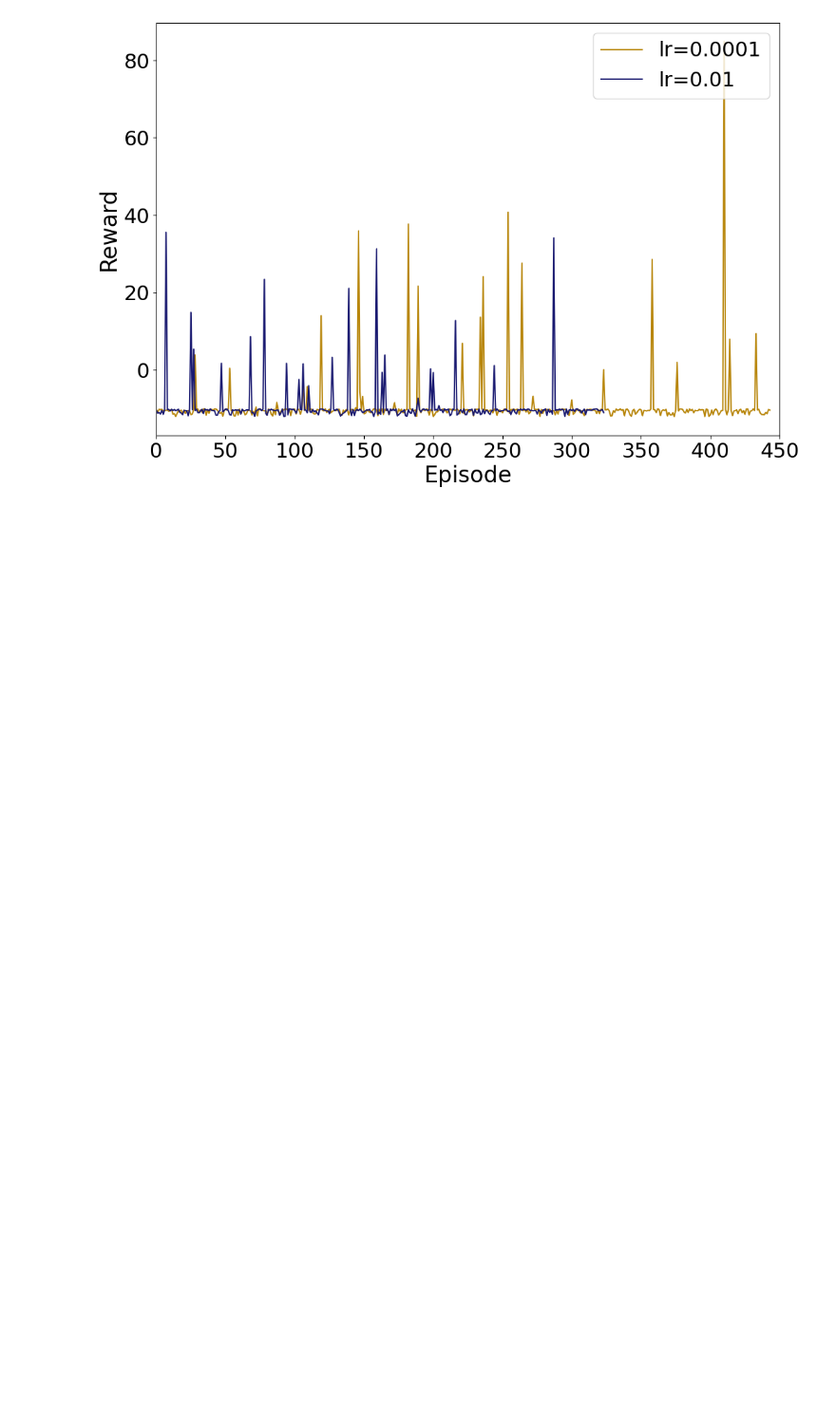
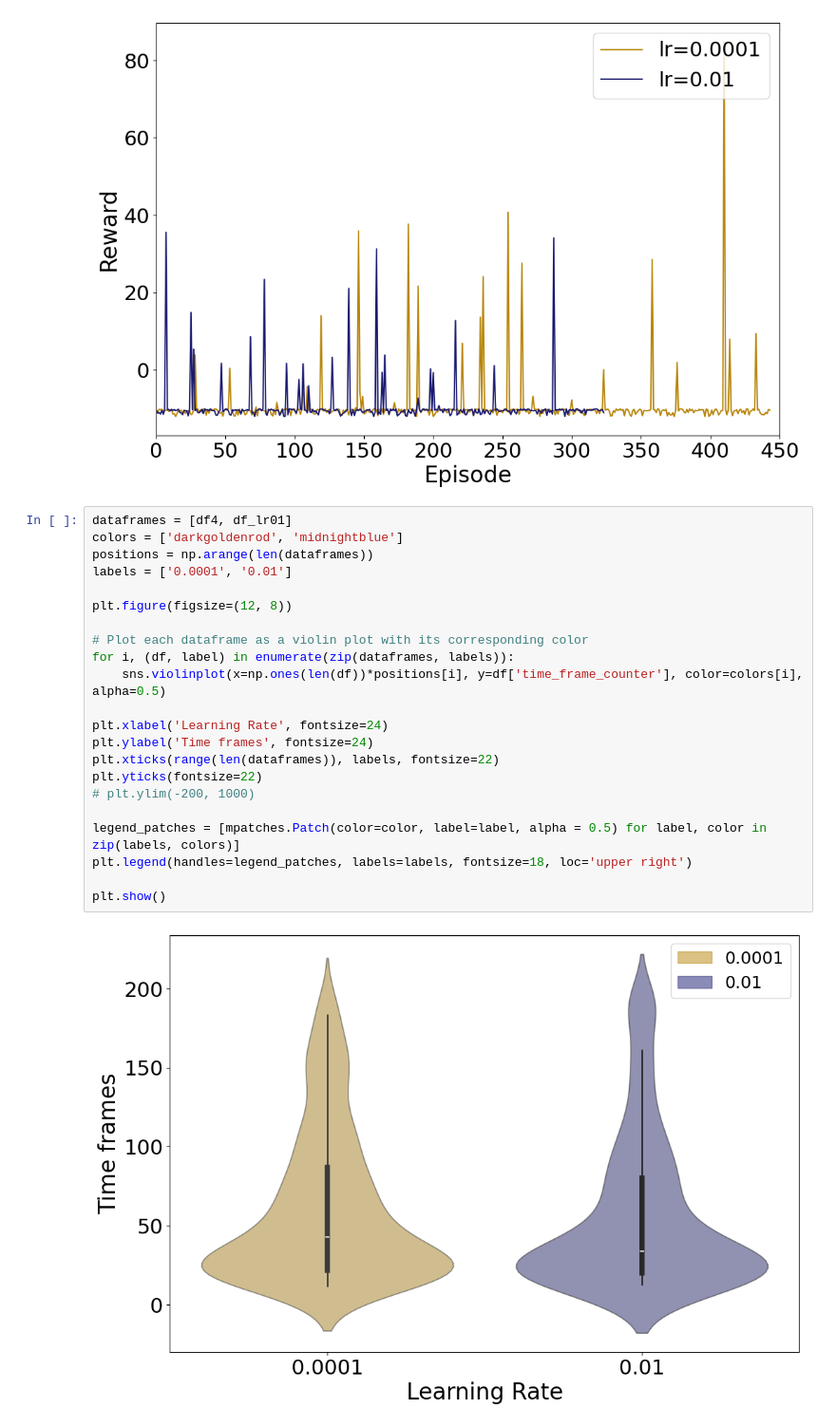
Before and after one commit to albert-queralto/car_racing_rl, a Jupyter notebook: notebooks/vqc_analysis.ipynb, the cells around one changed output. Shown: that part at 95% size. Saved outputs shown, nothing was run; the diff lists cells and outputs as text; blank space fills up the shorter version.

```diff
--- a/notebooks/vqc_analysis.ipynb
+++ b/notebooks/vqc_analysis.ipynb
@@ -260,3 +260,27 @@ plt.xlim(0, 450)
 plt.show()
 # %% [output]
 [figure]
+# %%
+dataframes = [df4, df_lr01]
+colors = ['darkgoldenrod', 'midnightblue']
+positions = np.arange(len(dataframes))
+labels = ['0.0001', '0.01']
+
+plt.figure(figsize=(12, 8))
+
+# Plot each dataframe as a violin plot with its corresponding color
+for i, (df, label) in enumerate(zip(dataframes, labels)):
+    sns.violinplot(x=np.ones(len(df))*positions[i], y=df['time_frame_counter'], color=colors[i], alpha=0.5)
+
+plt.xlabel('Learning Rate', fontsize=24)
+plt.ylabel('Time frames', fontsize=24)
+plt.xticks(range(len(dataframes)), labels, fontsize=22)
+plt.yticks(fontsize=22)
+# plt.ylim(-200, 1000)
+
+legend_patches = [mpatches.Patch(color=color, label=label, alpha = 0.5) for label, color in zip(labels, colors)]
+plt.legend(handles=legend_patches, labels=labels, fontsize=18, loc='upper right')
+
+plt.show()
+# %% [output]
+[figure, added]
```
Also changed, not shown: parts of 24 cells of this notebook.
